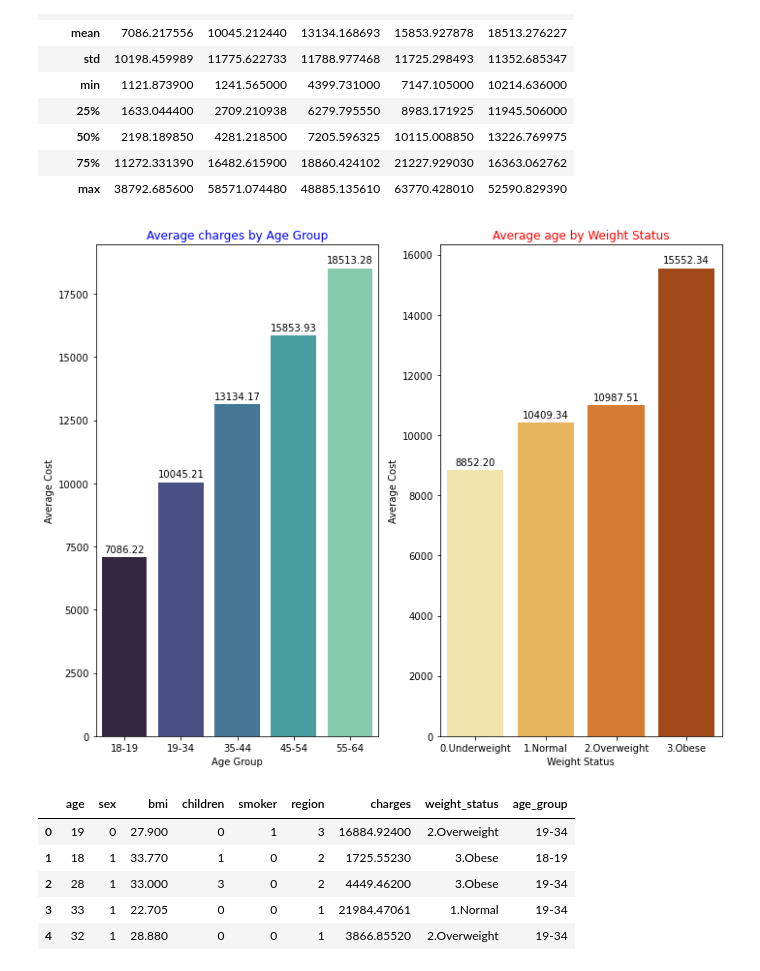
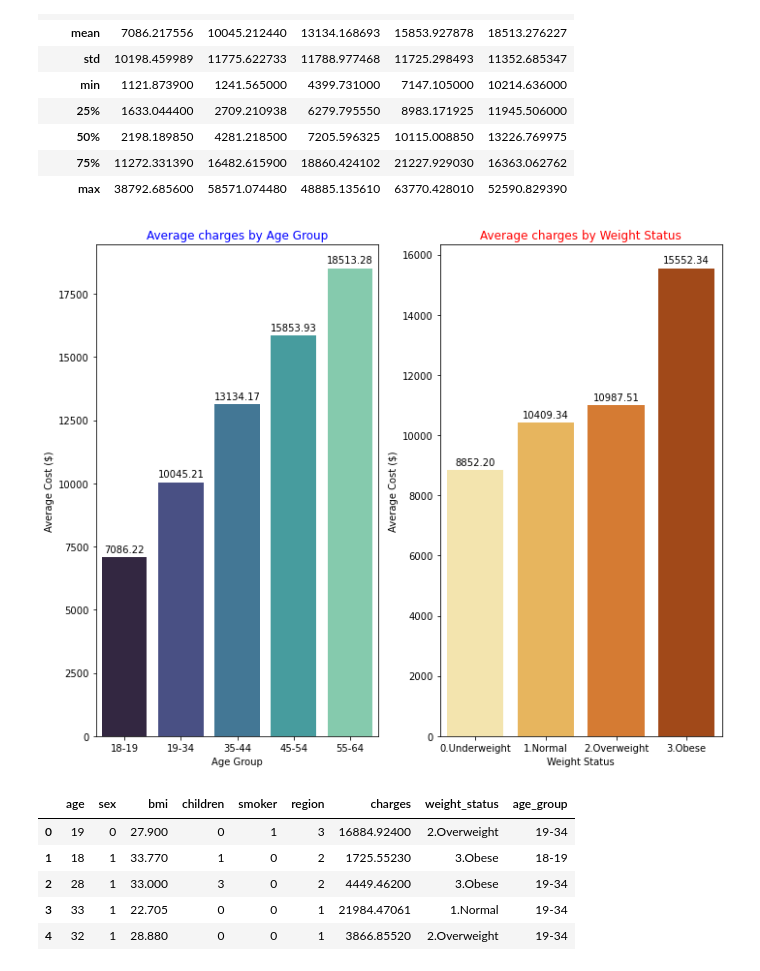
Before and after one commit to truc-tran/Medical-Cost-Forecast, a Jupyter notebook: 2. EDA.ipynb, the cells around one changed output. Cells and saved outputs as stored; diff of their text form; code cells hidden in the pictures.

Commit message:
change the weight status graph title

```diff
--- a/2. EDA.ipynb
+++ b/2. EDA.ipynb
@@ -220,37 +220,37 @@ weight_status_charge_means = df.groupby(by='weight_status')[['charges']].mean()
 plt.subplot(1,2,1)
 age_plots = sns.barplot(x = list(agegroup_charge_means.index), y = list(agegroup_charge_means.charges), palette= "mako")
 
 for bar in age_plots.patches:
     age_plots.annotate(format(bar.get_height(), '.2f'),
                    (bar.get_x() + bar.get_width() / 2,
                     bar.get_height()), ha='center', va='center',
                     xytext=(0, 8),
                    textcoords='offset points')
 
 plt.title("Average charges by Age Group", color = "blue")
 plt.xlabel("Age Group")
-plt.ylabel("Average Cost")
+plt.ylabel("Average Cost ($)")
 
 
 
 plt.subplot(1,2,2)
 weight_status_plots = sns.barplot(x = list(weight_status_charge_means.index), y = list(weight_status_charge_means.charges), palette="YlOrBr")
 
 for bar in weight_status_plots.patches:
     weight_status_plots.annotate(format(bar.get_height(), '.2f'),
                    (bar.get_x() + bar.get_width() / 2,
                     bar.get_height()), ha='center', va='center',
                     xytext=(0, 8),
                    textcoords='offset points')
-plt.title("Average age by Weight Status", color = "red")
+plt.title("Average charges by Weight Status", color = "red")
 plt.xlabel("Weight Status")
-plt.ylabel("Average Cost")
+plt.ylabel("Average Cost ($)")
 
 plt.tight_layout()
 
 plt.show()
 # %% [output]
-[figure, old version]
+[figure, new version]
 # %%
 df.head()
 # %% [output]
```
Also changed, not shown: 1 other file.
